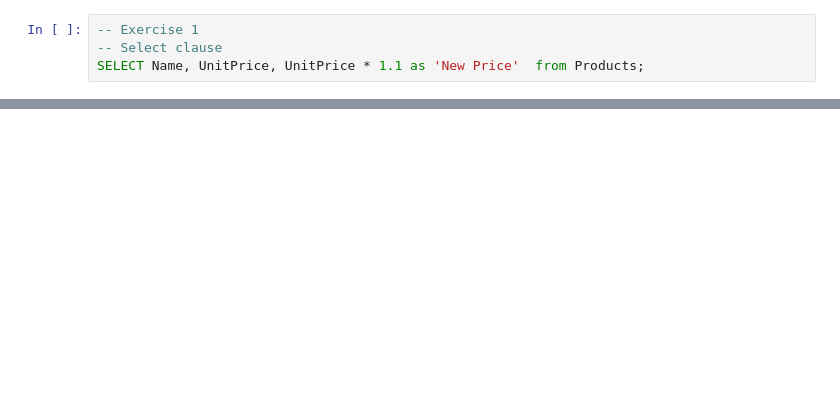
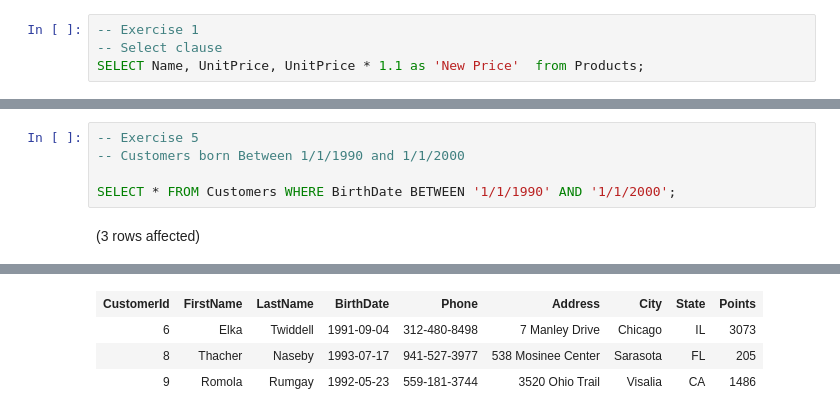
Before and after one commit to KarthikKumarDev/sql-practise, a Jupyter notebook: My Learning.ipynb, the cells around one changed output, grey strips where cells are left out. Saved outputs shown, nothing was run; the diff lists cells and outputs as text; blank space fills up the shorter version.

```diff
--- a/My Learning.ipynb
+++ b/My Learning.ipynb
@@ -194,0 +194,7 @@ Total execution time: 00:00:00.008
+# %%
+-- Exercise 5
+-- Customers born Between 1/1/1990 and 1/1/2000
+
+SELECT * FROM Customers WHERE BirthDate BETWEEN '1/1/1990' AND '1/1/2000';
+# %% [output]
+(3 rows affected)
@@ -194,0 +202,4 @@ Total execution time: 00:00:00.008
+| CustomerId | FirstName | LastName | BirthDate | Phone | Address | City | State | Points |
+| 6 | Elka | Twiddell | 1991-09-04 | 312-480-8498 | 7 Manley Drive | Chicago | IL | 3073 |
+| 8 | Thacher | Naseby | 1993-07-17 | 941-527-3977 | 538 Mosinee Center | Sarasota | FL | 205 |
+| 9 | Romola | Rumgay | 1992-05-23 | 559-181-3744 | 3520 Ohio Trail | Visalia | CA | 1486 |
```
Also changed, not shown: parts of 9 cells of this notebook.
